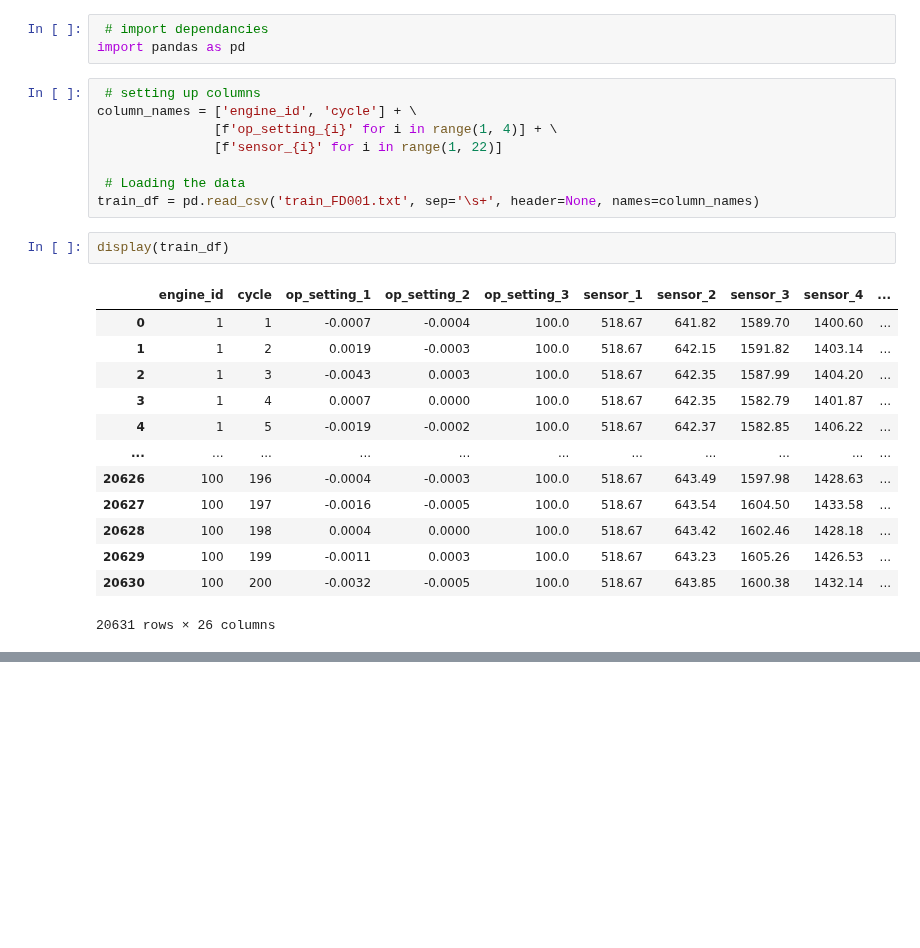
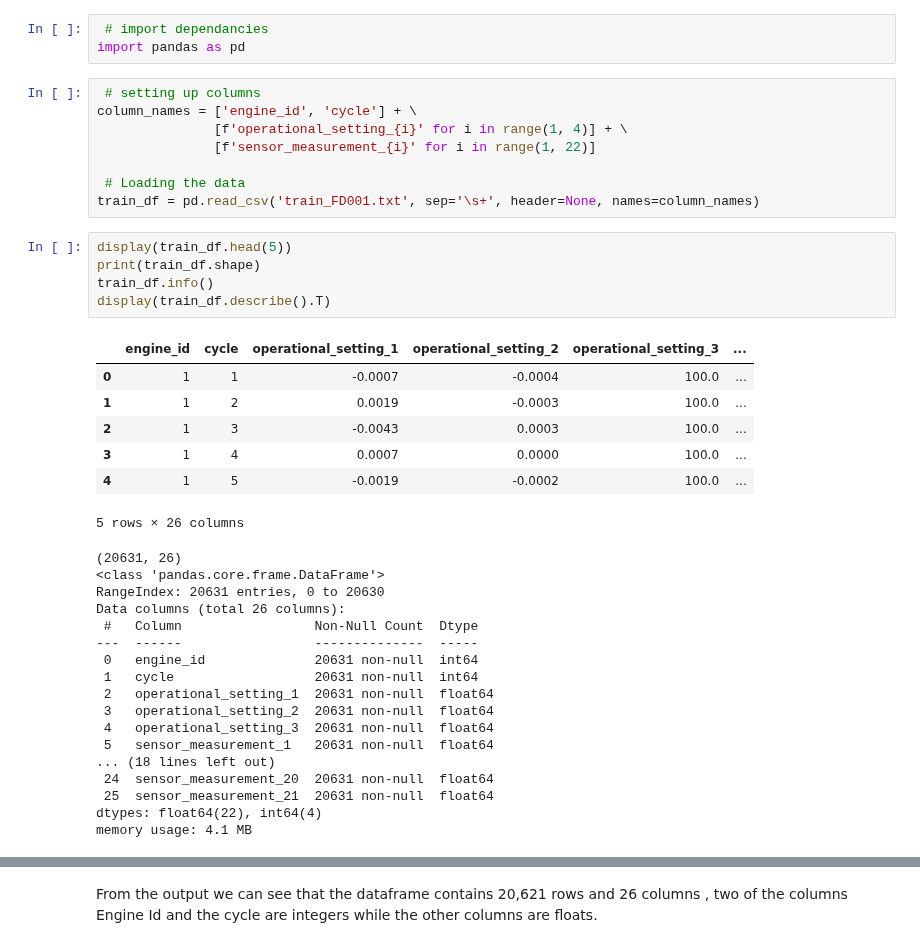
Before and after one commit to George-Njuguna/Prediction-of-Remaining-Useful-life-RUL-of-engine, a Jupyter notebook: EDA.ipynb, the cells around one changed output, grey strips where cells are left out. Cells and saved outputs as stored; diff of their text form; blank space fills up the shorter version.

```diff
--- a/EDA.ipynb
+++ b/EDA.ipynb
@@ -6,24 +6,38 @@ import pandas as pd
 # %%
  # setting up columns
 column_names = ['engine_id', 'cycle'] + \
-               [f'op_setting_{i}' for i in range(1, 4)] + \
-               [f'sensor_{i}' for i in range(1, 22)]
+               [f'operational_setting_{i}' for i in range(1, 4)] + \
+               [f'sensor_measurement_{i}' for i in range(1, 22)]
 
  # Loading the data
 train_df = pd.read_csv('train_FD001.txt', sep='\s+', header=None, names=column_names)
 # %%
-display(train_df)
+display(train_df.head(5))
+print(train_df.shape)
+train_df.info()
+display(train_df.describe().T)
 # %% [output]
-|  | engine_id | cycle | op_setting_1 | op_setting_2 | op_setting_3 | sensor_1 | sensor_2 | sensor_3 | sensor_4 | ... |
-| 0 | 1 | 1 | -0.0007 | -0.0004 | 100.0 | 518.67 | 641.82 | 1589.70 | 1400.60 | ... |
-| 1 | 1 | 2 | 0.0019 | -0.0003 | 100.0 | 518.67 | 642.15 | 1591.82 | 1403.14 | ... |
-| 2 | 1 | 3 | -0.0043 | 0.0003 | 100.0 | 518.67 | 642.35 | 1587.99 | 1404.20 | ... |
-| 3 | 1 | 4 | 0.0007 | 0.0000 | 100.0 | 518.67 | 642.35 | 1582.79 | 1401.87 | ... |
-| 4 | 1 | 5 | -0.0019 | -0.0002 | 100.0 | 518.67 | 642.37 | 1582.85 | 1406.22 | ... |
-| ... | ... | ... | ... | ... | ... | ... | ... | ... | ... | ... |
-| 20626 | 100 | 196 | -0.0004 | -0.0003 | 100.0 | 518.67 | 643.49 | 1597.98 | 1428.63 | ... |
-| 20627 | 100 | 197 | -0.0016 | -0.0005 | 100.0 | 518.67 | 643.54 | 1604.50 | 1433.58 | ... |
-| 20628 | 100 | 198 | 0.0004 | 0.0000 | 100.0 | 518.67 | 643.42 | 1602.46 | 1428.18 | ... |
-| 20629 | 100 | 199 | -0.0011 | 0.0003 | 100.0 | 518.67 | 643.23 | 1605.26 | 1426.53 | ... |
-| 20630 | 100 | 200 | -0.0032 | -0.0005 | 100.0 | 518.67 | 643.85 | 1600.38 | 1432.14 | ... |
+|  | engine_id | cycle | operational_setting_1 | operational_setting_2 | operational_setting_3 | ... |
+| 0 | 1 | 1 | -0.0007 | -0.0004 | 100.0 | ... |
+| 1 | 1 | 2 | 0.0019 | -0.0003 | 100.0 | ... |
+| 2 | 1 | 3 | -0.0043 | 0.0003 | 100.0 | ... |
+| 3 | 1 | 4 | 0.0007 | 0.0000 | 100.0 | ... |
+| 4 | 1 | 5 | -0.0019 | -0.0002 | 100.0 | ... |
-20631 rows × 26 columns
+5 rows × 26 columns
+(20631, 26)
+<class 'pandas.core.frame.DataFrame'>
+RangeIndex: 20631 entries, 0 to 20630
+Data columns (total 26 columns):
+ #   Column                 Non-Null Count  Dtype
+---  ------                 --------------  -----
+ 0   engine_id              20631 non-null  int64
+ 1   cycle                  20631 non-null  int64
+ 2   operational_setting_1  20631 non-null  float64
+ 3   operational_setting_2  20631 non-null  float64
+ 4   operational_setting_3  20631 non-null  float64
+ 5   sensor_measurement_1   20631 non-null  float64
+... (18 lines left out)
+ 24  sensor_measurement_20  20631 non-null  float64
+ 25  sensor_measurement_21  20631 non-null  float64
+dtypes: float64(22), int64(4)
+memory usage: 4.1 MB
@@ -29,0 +61,2 @@ display(train_df)
+# %% [markdown]
+From the output we can see that the dataframe contains 20,621 rows and 26 columns , two of the columns Engine Id and the cycle are integers while the other columns are floats.
```
Also changed, not shown: parts of 6 cells of this notebook.
